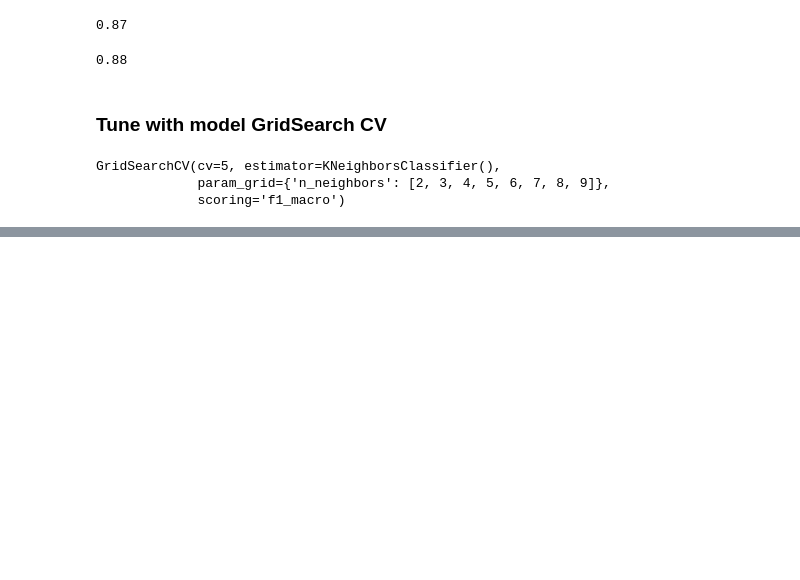
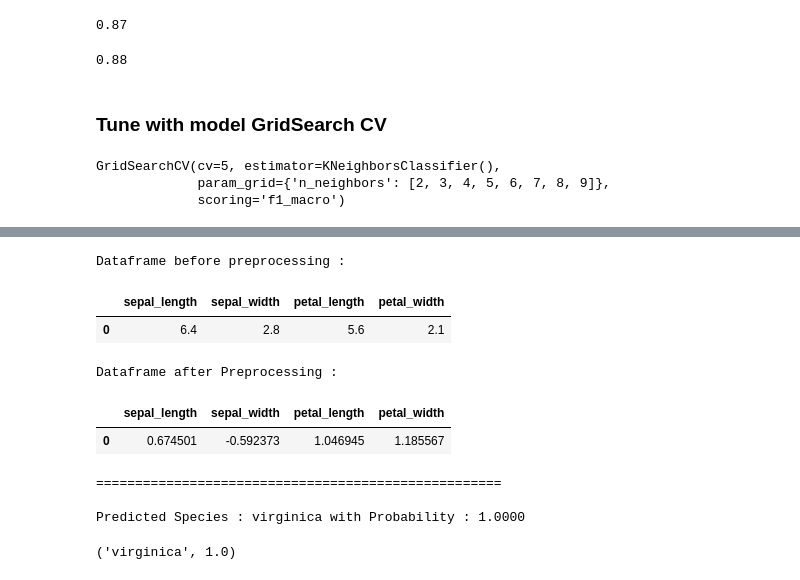
Before and after one commit to Nachiket005/Code-Repository, a Jupyter notebook: K-Neighbours Classification/KNN Classification.ipynb, the cells around one changed output, grey strips where cells are left out. Cells and saved outputs as stored; diff of their text form; code cells hidden in the pictures; blank space fills up the shorter version.

```diff
--- a/K-Neighbours Classification/KNN Classification.ipynb
+++ b/K-Neighbours Classification/KNN Classification.ipynb
@@ -180,0 +361,13 @@ GridSearchCV(cv=5, estimator=KNeighborsClassifier(),
+# %%
+predict_data()
+# %% [output]
+Dataframe before preprocessing :
+|  | sepal_length | sepal_width | petal_length | petal_width |
+| 0 | 6.4 | 2.8 | 5.6 | 2.1 |
+Dataframe after Preprocessing :
+|  | sepal_length | sepal_width | petal_length | petal_width |
+| 0 | 0.674501 | -0.592373 | 1.046945 | 1.185567 |
+====================================================
+
+Predicted Species : virginica with Probability : 1.0000
+('virginica', 1.0)
```
Also changed, not shown: parts of 23 cells of this notebook, 2 other files.
